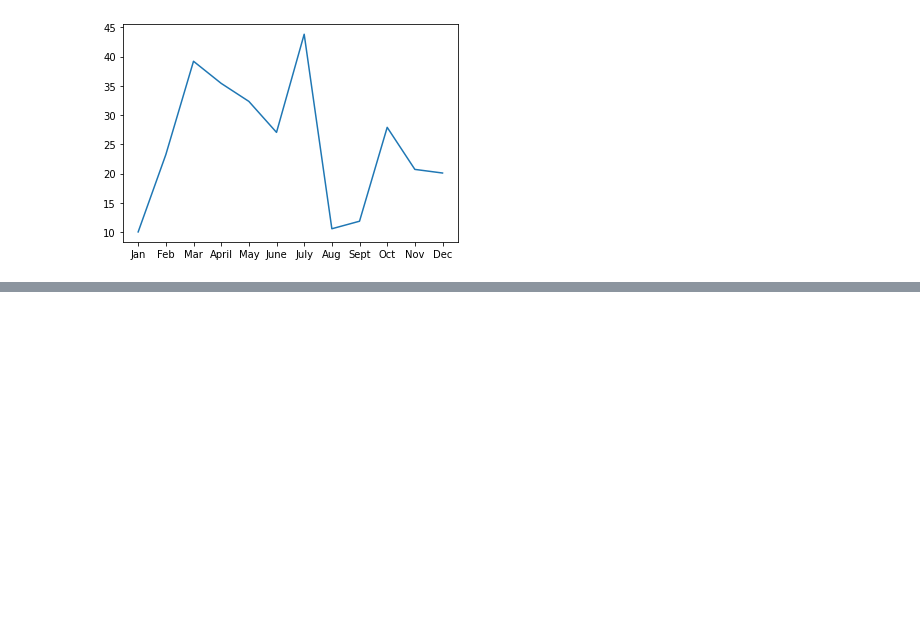
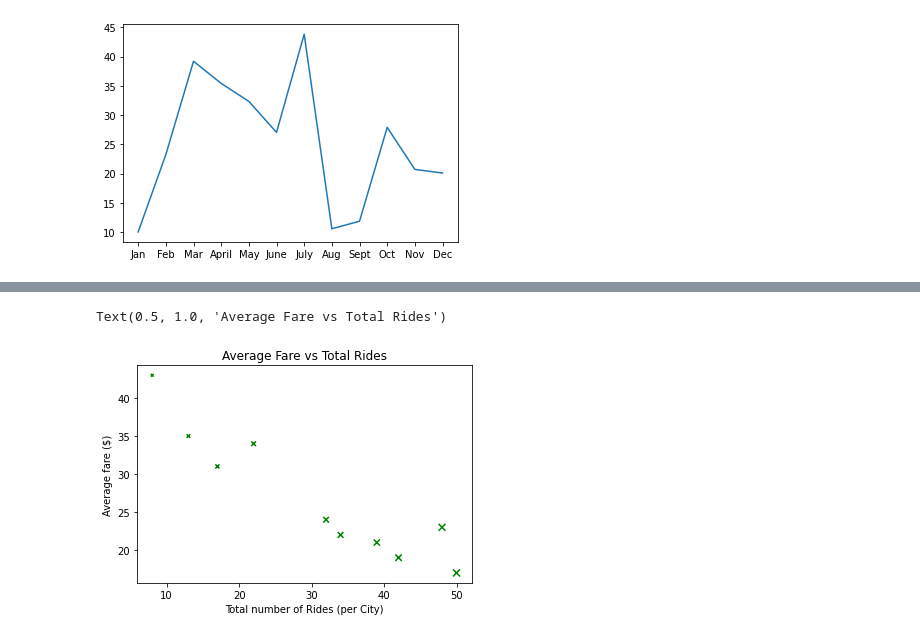
Before and after one commit to bcolhour/PyBer_Analysis, a Jupyter notebook: matplotlib_practice.ipynb, the cells around one changed output, grey strips where cells are left out. Drawn from its saved outputs; the diff is of its cells as text; code cells hidden in the pictures; blank space fills up the shorter version.

```diff
--- a/matplotlib_practice.ipynb
+++ b/matplotlib_practice.ipynb
@@ -144,0 +150,13 @@ plt.legend()
+# %%
+x =[50,42,39,34,32,48,22,17,8,13]
+y=[17,19,21,22,24,23,34,31,43,35]
+# %%
+plt.scatter(x,y,c='g', marker='x', s=x)
+# Setting s to one number will make all markers the same.
+# Can set size to a variant based on total number of markers s=x.
+plt.xlabel("Total number of Rides (per City)")
+plt.ylabel("Average fare ($)")
+plt.title("Average Fare vs Total Rides")
+# %% [output]
+Text(0.5, 1.0, 'Average Fare vs Total Rides')
+[figure, added]
```
Also changed, not shown: parts of 25 cells of this notebook, 5 other files.
